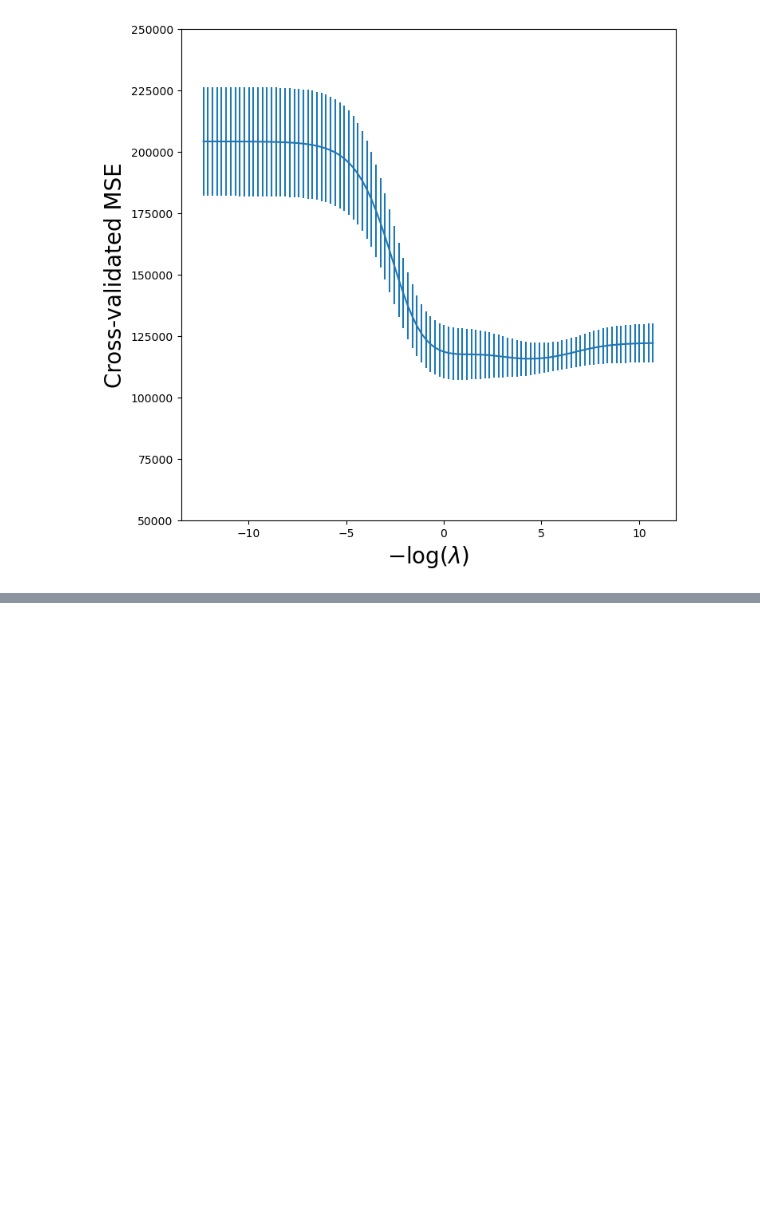
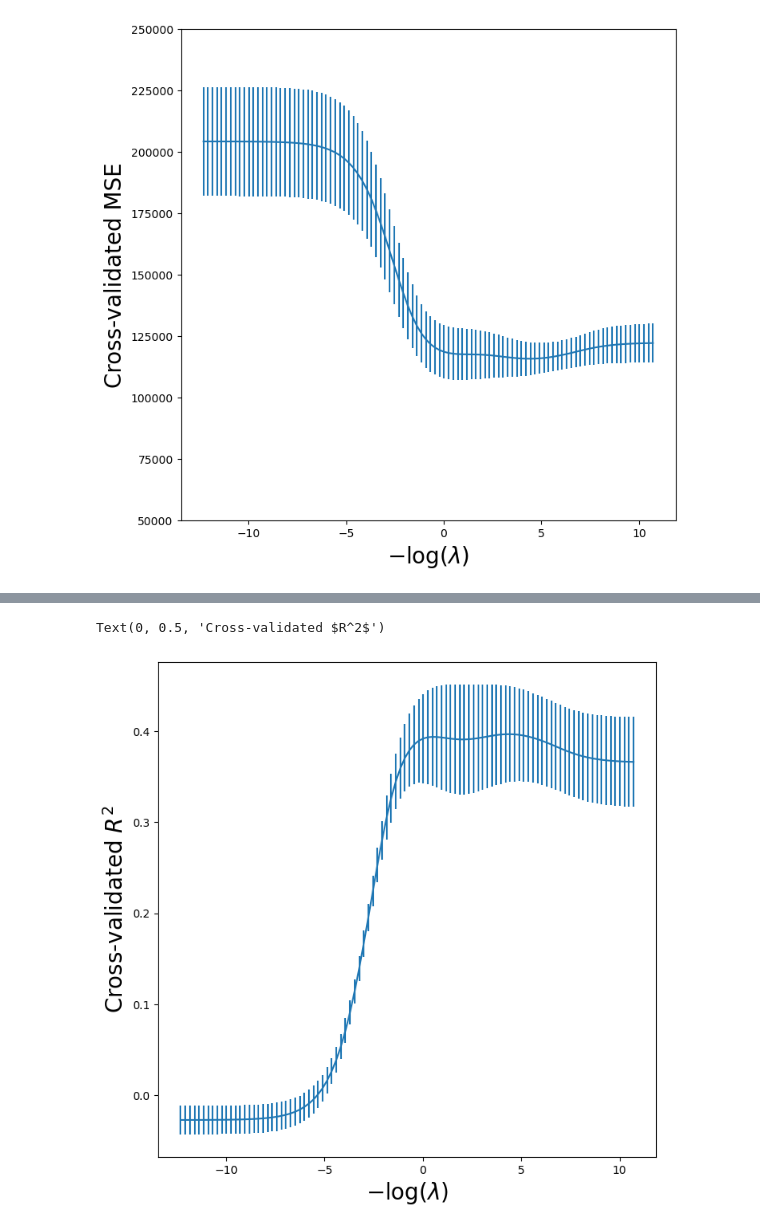
Before and after one commit to kolyakr/ISLP, a Jupyter notebook: 6_linear_models_and_regularization_methods/lab.ipynb, the cells around one changed output, grey strips where cells are left out. Drawn from its saved outputs; the diff is of its cells as text; code cells hidden in the pictures; blank space fills up the shorter version.

```diff
--- a/6_linear_models_and_regularization_methods/lab.ipynb
+++ b/6_linear_models_and_regularization_methods/lab.ipynb
@@ -530,3 +520,10 @@ ax.set_xlabel('$-\log(\lambda)$', fontsize=20)
 ax.set_ylabel('Cross-validated MSE', fontsize=20);
 # %% [output]
 [figure]
+# %%
+#default metric of GridSearchCV - R2
+
+grid_r2 = skm.GridSearchCV(pipe,
+                           param_grid,
+                           cv=kfold)
+grid_r2.fit(X, Y)
@@ -532,0 +545,13 @@ ax.set_ylabel('Cross-validated MSE', fontsize=20);
+# %%
+r2_fig, ax = subplots(figsize=(8, 8))
+ax.errorbar(
+  -np.log(lambdas),
+  grid_r2.cv_results_["mean_test_score"],
+  yerr=grid_r2.cv_results_["std_test_score"] / np.sqrt(K)
+)
+
+ax.set_xlabel('$-\log(\lambda)$', fontsize=20)
+ax.set_ylabel('Cross-validated $R^2$', fontsize=20)
+# %% [output]
+Text(0, 0.5, 'Cross-validated $R^2$')
+[figure, added]
```
Also changed, not shown: parts of 42 cells of this notebook.
